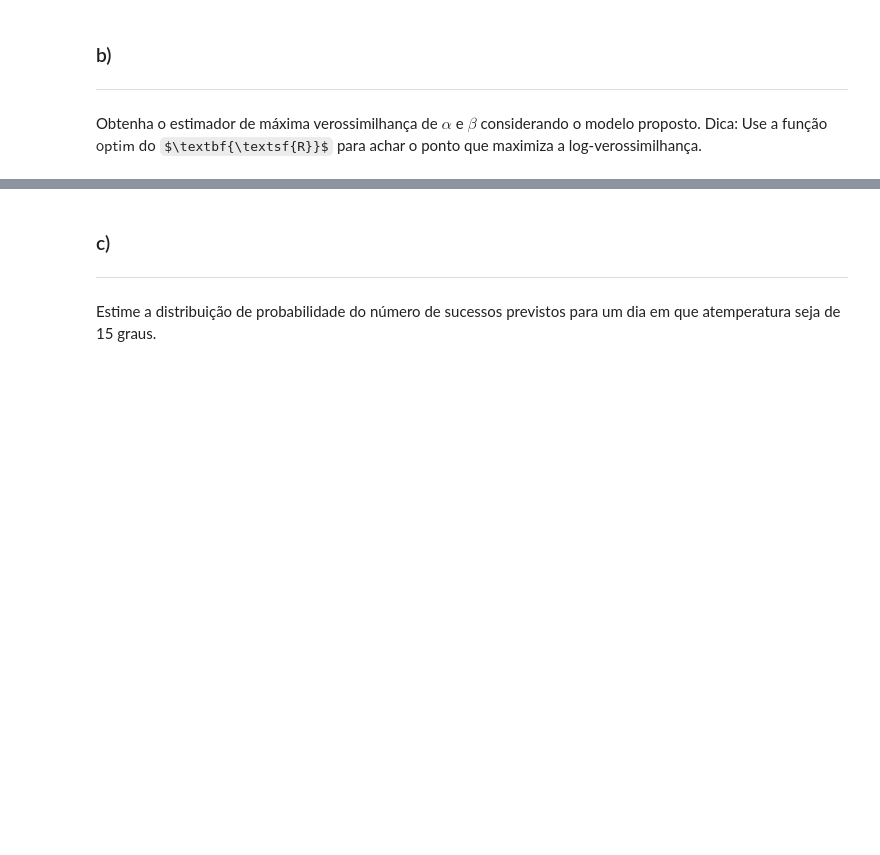
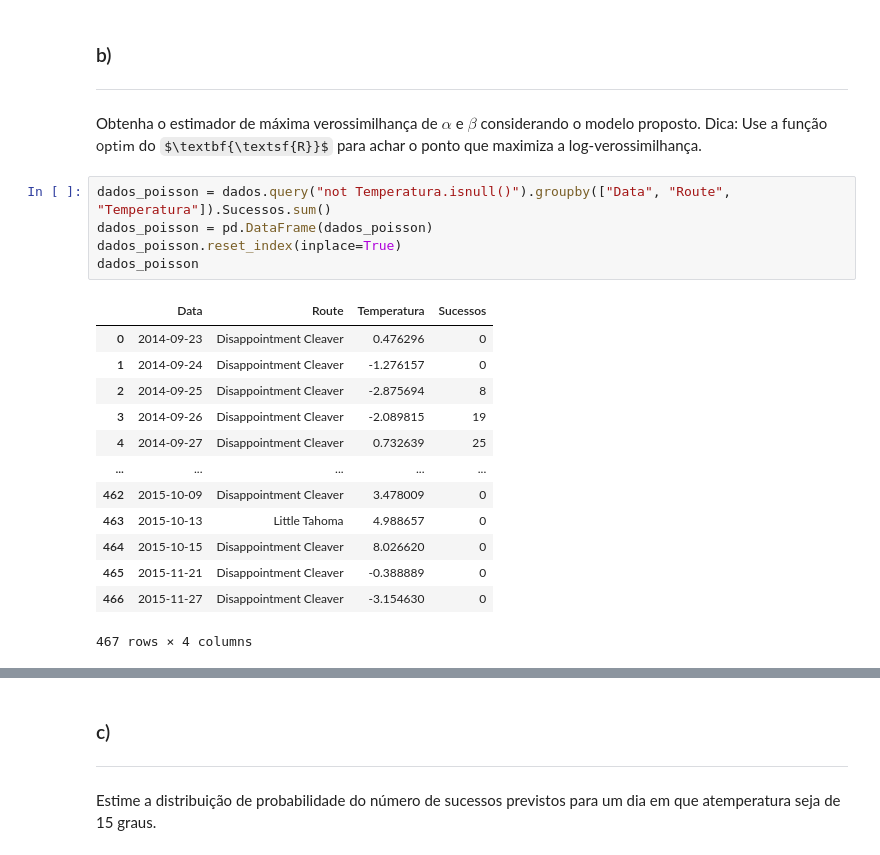
Before and after one commit to pauloceliojr/mcimd-listas, a Jupyter notebook: Lista 2/Lista_2.ipynb, the cells around one changed output, grey strips where cells are left out. Cells and saved outputs as stored; diff of their text form; some formulas as TeX source; blank space fills up the shorter version.

```diff
--- a/Lista 2/Lista_2.ipynb
+++ b/Lista 2/Lista_2.ipynb
@@ -178,3 +182,22 @@ ax
 ___
 
 Obtenha o estimador de máxima verossimilhança de $\alpha$ e $\beta$ considerando o modelo proposto. Dica: Use a função $\textsf{optim}$ do $\textbf{\textsf{R}}$ para achar o ponto que maximiza a log-verossimilhança.
+# %%
+dados_poisson = dados.query("not Temperatura.isnull()").groupby(["Data", "Route", "Temperatura"]).Sucessos.sum()
+dados_poisson = pd.DataFrame(dados_poisson)
+dados_poisson.reset_index(inplace=True)
+dados_poisson
+# %% [output]
+|  | Data | Route | Temperatura | Sucessos |
+| 0 | 2014-09-23 | Disappointment Cleaver | 0.476296 | 0 |
+| 1 | 2014-09-24 | Disappointment Cleaver | -1.276157 | 0 |
+| 2 | 2014-09-25 | Disappointment Cleaver | -2.875694 | 8 |
+| 3 | 2014-09-26 | Disappointment Cleaver | -2.089815 | 19 |
+| 4 | 2014-09-27 | Disappointment Cleaver | 0.732639 | 25 |
+| ... | ... | ... | ... | ... |
+| 462 | 2015-10-09 | Disappointment Cleaver | 3.478009 | 0 |
+| 463 | 2015-10-13 | Little Tahoma | 4.988657 | 0 |
+| 464 | 2015-10-15 | Disappointment Cleaver | 8.026620 | 0 |
+| 465 | 2015-11-21 | Disappointment Cleaver | -0.388889 | 0 |
+| 466 | 2015-11-27 | Disappointment Cleaver | -3.154630 | 0 |
+467 rows × 4 columns
```
Also changed, not shown: parts of 11 cells of this notebook.
